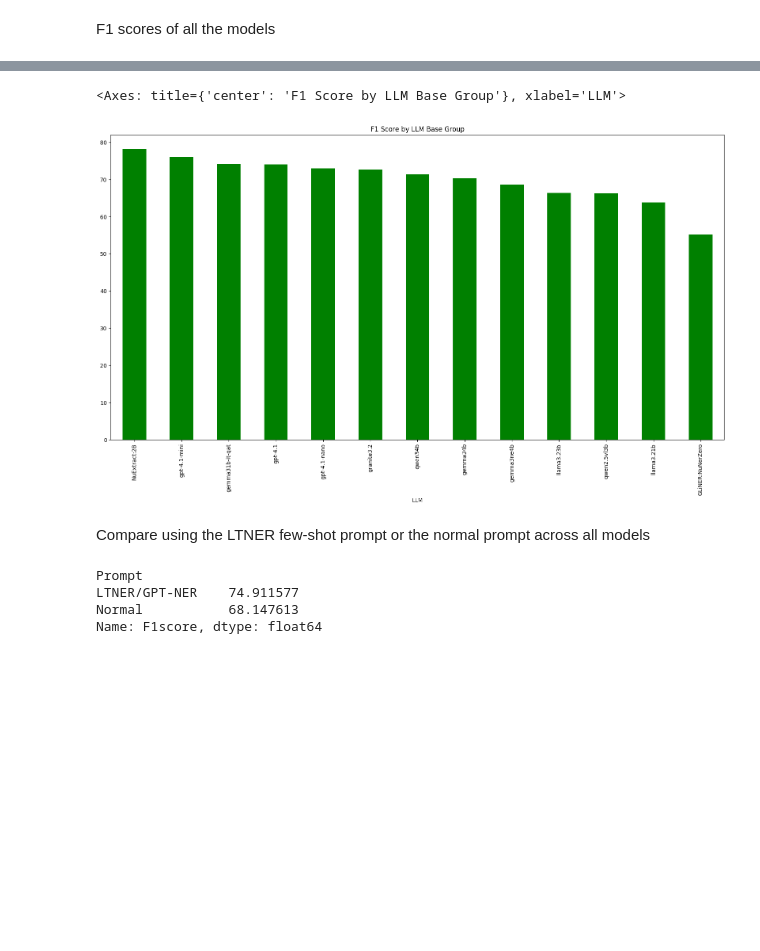
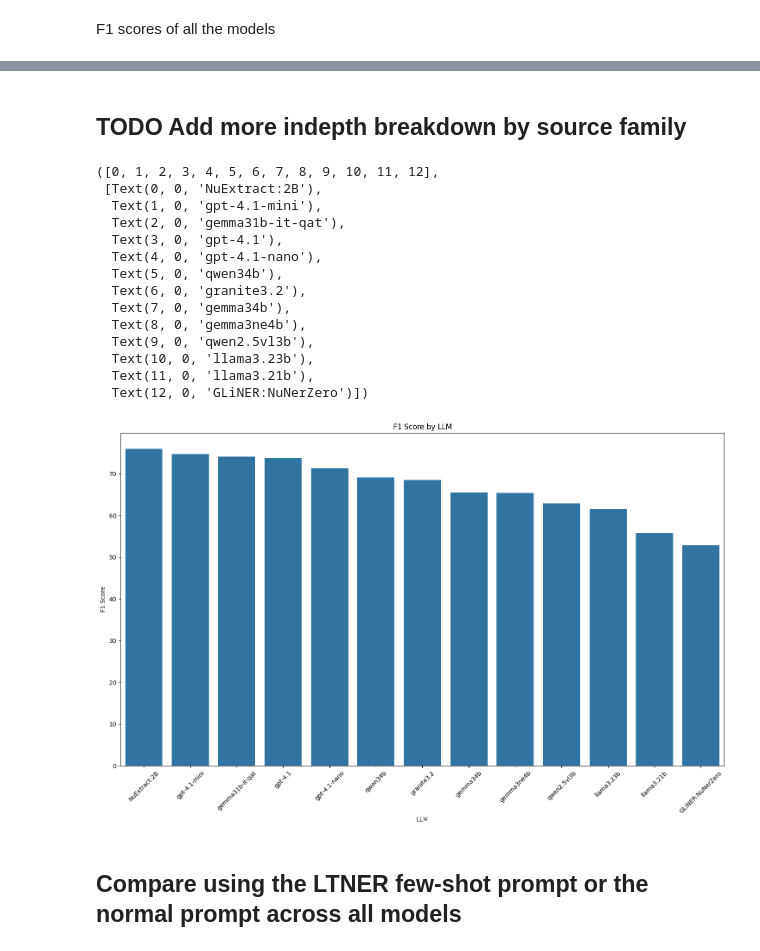
Before and after one commit to AaronYuuu/PDF_benchmarking, a Jupyter notebook: getJSON/vis.ipynb, the cells around one changed output, grey strips where cells are left out. Cells and saved outputs as stored; diff of their text form; code cells hidden in the pictures; blank space fills up the shorter version.

Commit message:
more graphs

```diff
--- a/getJSON/vis.ipynb
+++ b/getJSON/vis.ipynb
@@ -30,24 +20,38 @@ data.Source.values.tolist()
+# %% [markdown]
+## TODO Add more indepth breakdown by source family
 # %%
 data["Image"] = data['LLM'].apply(lambda x: True if 'ImageInput' in x else False)
 df = data.copy()
 # %%
 df['LLM'] = df['LLM'].apply(lambda x: x.replace('*ImageInput*', ""))
 d = df.groupby('LLM').F1score.mean().sort_values(ascending=False)
-d.plot(kind='bar', figsize=(20, 10), x='LLM', y='F1score', color='green',title='F1 Score by LLM Base Group')
+plt.figure(figsize=(18, 10))
+sns.barplot(x=d.index, y=d.values)
+plt.title('F1 Score by LLM')
+plt.xlabel('LLM')
+plt.ylabel('F1 Score')
+plt.xticks(rotation=45)
 # %% [output]
-<Axes: title={'center': 'F1 Score by LLM Base Group'}, xlabel='LLM'>
+([0, 1, 2, 3, 4, 5, 6, 7, 8, 9, 10, 11, 12],
+ [Text(0, 0, 'NuExtract:2B'),
+  Text(1, 0, 'gpt-4.1-mini'),
+  Text(2, 0, 'gemma31b-it-qat'),
+  Text(3, 0, 'gpt-4.1'),
+  Text(4, 0, 'gpt-4.1-nano'),
+  Text(5, 0, 'qwen34b'),
+  Text(6, 0, 'granite3.2'),
+  Text(7, 0, 'gemma34b'),
+  Text(8, 0, 'gemma3ne4b'),
+  Text(9, 0, 'qwen2.5vl3b'),
+  Text(10, 0, 'llama3.23b'),
+  Text(11, 0, 'llama3.21b'),
+  Text(12, 0, 'GLiNER:NuNerZero')])
-[figure, old version]
+[figure, new version]
 # %% [markdown]
-Compare using the LTNER few-shot prompt or the normal prompt across all models
+## Compare using the LTNER few-shot prompt or the normal prompt across all models
 # %%
 data.head()
 df = data.groupby(['Prompt']).F1score.mean().sort_values(ascending=False)
-df.head(20)
-# %% [output]
-Prompt
-LTNER/GPT-NER    74.911577
-Normal           68.147613
-Name: F1score, dtype: float64
 # %%
 fig, axes = plt.subplots(figsize=(12, 6))
 sns.barplot(x=['LTNER', 'One-shot'], y=df.values, color='skyblue', ax=axes)
```
Also changed, not shown: parts of 7 cells of this notebook.
